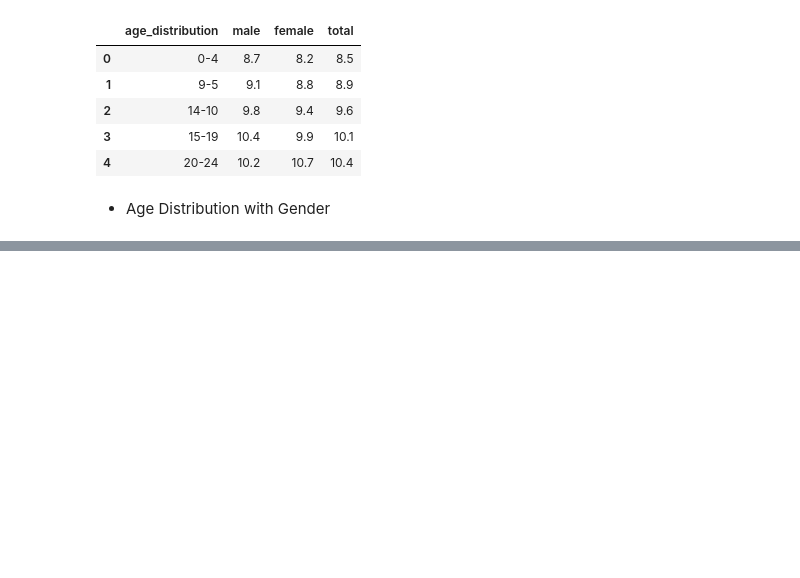
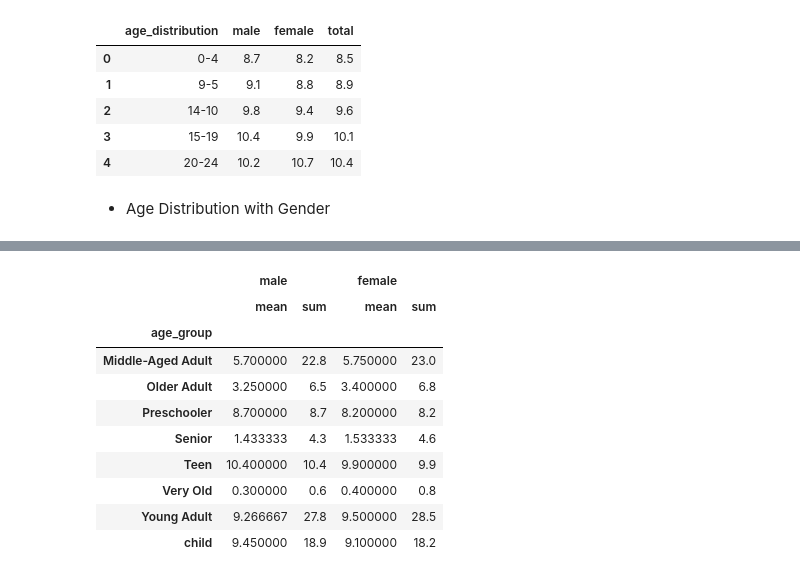
Before and after one commit to adnaen/covid-19-india-analysis, a Jupyter notebook: notebook/01-data-cleaning.ipynb, the cells around one changed output, grey strips where cells are left out. Saved outputs shown, nothing was run; the diff lists cells and outputs as text; code cells hidden in the pictures; blank space fills up the shorter version.

```diff
--- a/notebook/01-data-cleaning.ipynb
+++ b/notebook/01-data-cleaning.ipynb
@@ -196,0 +248,17 @@ plt.show()
+# %%
+g_group = age_df.groupby("age_group")
+
+age_group_result = g_group[["male", "female"]].agg(["mean", "sum"])
+age_group_result
+# %% [output]
+|  | male |  | female |  |
+|  | mean | sum | mean | sum |
+| age_group |  |  |  |  |
+| Middle-Aged Adult | 5.700000 | 22.8 | 5.750000 | 23.0 |
+| Older Adult | 3.250000 | 6.5 | 3.400000 | 6.8 |
+| Preschooler | 8.700000 | 8.7 | 8.200000 | 8.2 |
+| Senior | 1.433333 | 4.3 | 1.533333 | 4.6 |
+| Teen | 10.400000 | 10.4 | 9.900000 | 9.9 |
+| Very Old | 0.300000 | 0.6 | 0.400000 | 0.8 |
+| Young Adult | 9.266667 | 27.8 | 9.500000 | 28.5 |
+| child | 9.450000 | 18.9 | 9.100000 | 18.2 |
```
Also changed, not shown: parts of 7 cells of this notebook.
